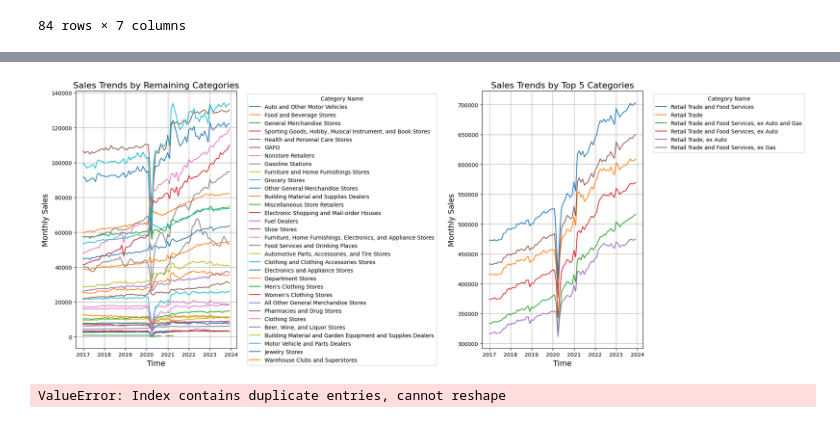
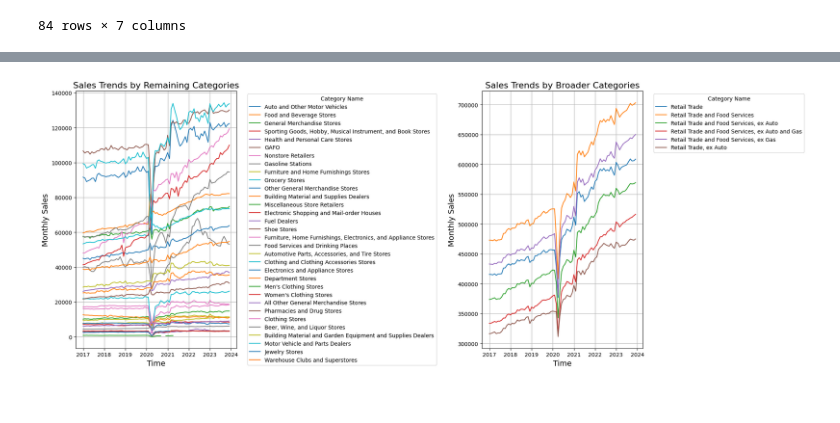
Before and after one commit to charJin/mrts-retail-and-food-services, a Jupyter notebook: notebooks/retail-and-food-analysis.ipynb, the cells around one changed output, grey strips where cells are left out. Saved outputs shown, nothing was run; the diff lists cells and outputs as text; code cells hidden in the pictures.

Commit message:
heatmap fix

```diff
--- a/notebooks/retail-and-food-analysis.ipynb
+++ b/notebooks/retail-and-food-analysis.ipynb
@@ -269,5 +270,5 @@ sales_trends['year'] = df_adjusted['time'].dt.year
 yearly_sales_avg = sales_trends.groupby(['year', 'category_name', 'high_level_category'])['monthly_sales'].mean().reset_index()
 yearly_sales_sum = sales_trends.groupby(['year', 'category_name', 'high_level_category', 'is_subset'])['monthly_sales'].sum().reset_index()
 yearly_sales_sum['yoy_percentage'] = yearly_sales_sum.groupby('category_name')['monthly_sales'].pct_change() * 100
-sales_avg = sales_trends.groupby(['category_name'])['monthly_sales'].mean().reset_index()
+sales_avg = sales_trends.groupby(['category_name', 'is_subset','time'])['monthly_sales'].mean().reset_index()
 sales_sum = sales_trends.groupby(['category_name'])['monthly_sales'].sum().reset_index()
@@ -290,4 +275,3 @@ yearly_sales_sum
 # %%
-sales_avg = sales_avg.sort_values(by=['monthly_sales'], ascending=False)
-sales_avg
+sales_avg.sort_values(by=['monthly_sales'], ascending=False)
 # %% [output]
@@ -311,18 +290,0 @@ sales_avg
-# %%
-top_categories = sales_avg['category_name'].head(6)
-sales_trends_top = sales_trends[sales_trends['category_name'].isin(top_categories)]
-
-plt.figure(figsize=(14, 8))
-
-for category in sales_trends_top['category_name'].unique():
-    category_data = sales_trends_top[sales_trends_top['category_name'] == category]
-    plt.plot(category_data['time'], category_data['monthly_sales'], label=category)
-
-plt.title('Sales Trends Top 6 Broad Categories', fontsize=16)
-plt.xlabel('Time', fontsize=14)
-plt.ylabel('Monthly Sales', fontsize=14)
-plt.legend(title='Category Name', bbox_to_anchor=(1.05, 1), loc='upper left')
-plt.grid(visible=True)
-plt.tight_layout()
-
-plt.show()
@@ -331,56 +291,36 @@ plt.show()
 # %%
+top_categories = ['Retail Trade and Food Services', 'Retail Trade and Food Services, ex Gas', 'Retail Trade',
+                  'Retail Trade and Food Services, ex Auto', 'Retail Trade and Food Services, ex Auto and Gas',
+                  'Retail Trade, ex Auto']
+sales_trends_top = sales_avg[sales_avg['category_name'].isin(top_categories)]
 remaining_categories = sales_avg[~sales_avg['category_name'].isin(top_categories)]['category_name']
 sales_trends_remaining = sales_trends[sales_trends['category_name'].isin(remaining_categories)]
 plt.figure(figsize=(20, 8))
 
-# Categories excluding the top 6 (which are broad categories that include many other categories)
 plt.subplot(1, 2, 1)
 for category in sales_trends_remaining['category_name'].unique():
     category_data = sales_trends_remaining[sales_trends_remaining['category_name'] == category]
     plt.plot(category_data['time'], category_data['monthly_sales'], label=category)
 
 plt.title('Sales Trends by Remaining Categories', fontsize=16)
 plt.xlabel('Time', fontsize=14)
 plt.ylabel('Monthly Sales', fontsize=14)
 plt.legend(title='Category Name', bbox_to_anchor=(1.05, 1), loc='upper left', fontsize=10)
 plt.grid(visible=True)
 
-# Top 5 categories
+# Top 6 categories
 plt.subplot(1, 2, 2)
 for category in sales_trends_top['category_name'].unique():
     category_data = sales_trends_top[sales_trends_top['category_name'] == category]
     plt.plot(category_data['time'], category_data['monthly_sales'], label=category)
 
-plt.title('Sales Trends by Top 5 Categories', fontsize=16)
+plt.title('Sales Trends by Broader Categories', fontsize=16)
 plt.xlabel('Time', fontsize=14)
 plt.ylabel('Monthly Sales', fontsize=14)
 plt.legend(title='Category Name', bbox_to_anchor=(1.05, 1), loc='upper left', fontsize=10)
 plt.grid(visible=True)
 
 plt.tight_layout()
 plt.show()
 # %% [output]
-[figure, old version]
+[figure, new version]
-# %%
-heatmap_data_excluding_top = yearly_sales_sum.pivot(
-    index='high_level_category', columns='year', values='yoy_percentage'
-)
-
-plt.figure(figsize=(8, 7))
-sns.heatmap(
-    yearly_sales_sum,
-    annot=True,
-    fmt=".1f",
-    cmap='Blues',
-    cbar_kws={'label': 'Yearly Growth Rate (%)'},
-    linewidths=0.5
-)
-plt.title("Yearly Growth Rate by Category", fontsize=16)
-plt.xlabel("Year", fontsize=12)
-plt.ylabel("Category", fontsize=12)
-plt.xticks(rotation=45)
-plt.yticks(rotation=0)
-plt.tight_layout()
-plt.show()
-# %% [output]
-ValueError: Index contains duplicate entries, cannot reshape
```
Also changed, not shown: parts of 10 cells of this notebook, 1 other file.
